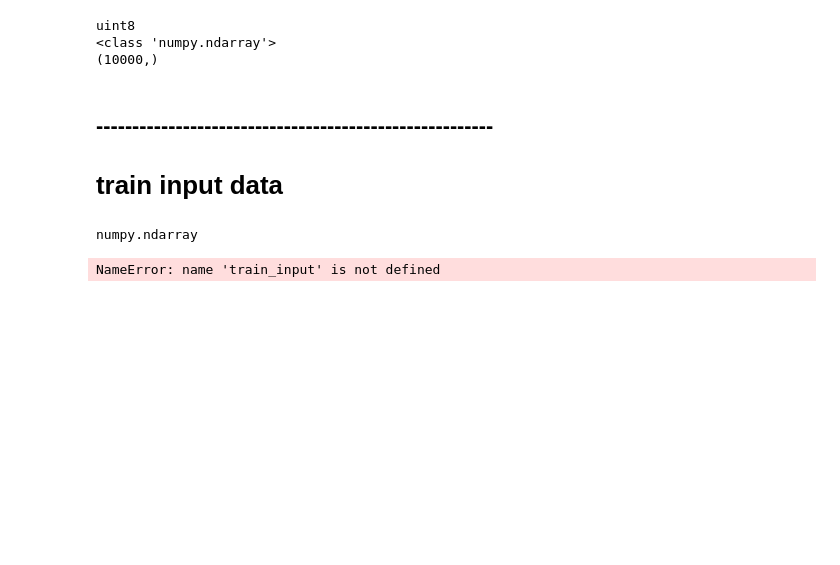
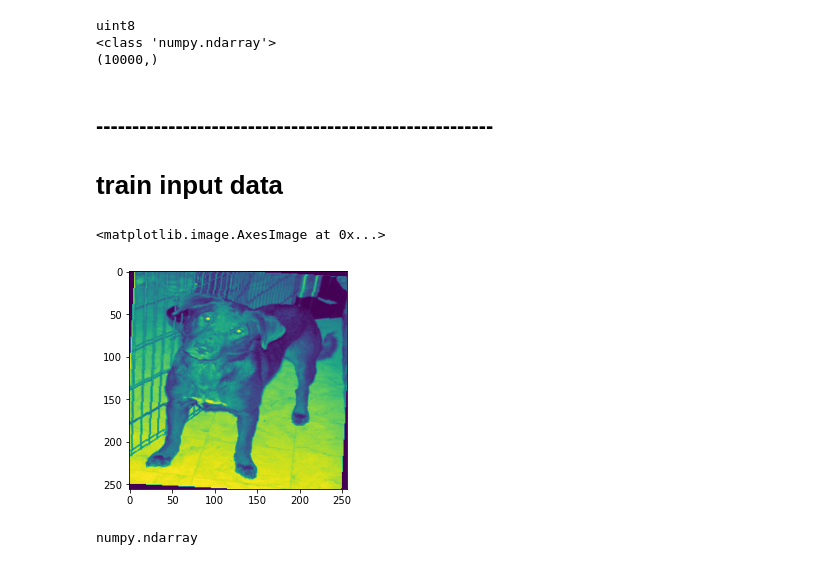
Before and after one commit to qnffnrl/dog_identifier, a Jupyter notebook: first.ipynb, the cells around one changed output. Drawn from its saved outputs; the diff is of its cells as text; code cells hidden in the pictures; blank space fills up the shorter version.

```diff
--- a/first.ipynb
+++ b/first.ipynb
@@ -189,6 +189,11 @@ uint8
 # train input data
 # %%
 image = np.array(Image.open('./trainData/1(1).png'))
+# %%
+plt.imshow(image)
+# %% [output]
+<matplotlib.image.AxesImage at 0x...>
+[figure, added]
 # %%
 type(image)
 # %% [output]
@@ -202,7 +208,3 @@ for filename in filenames:
-# %%
-train_input
-# %% [output]
-NameError: name 'train_input' is not defined
 # %%
 train_input = np.array(train_input)
 # %% [output]
```
Also changed, not shown: parts of 2 cells of this notebook, 1 other file.
